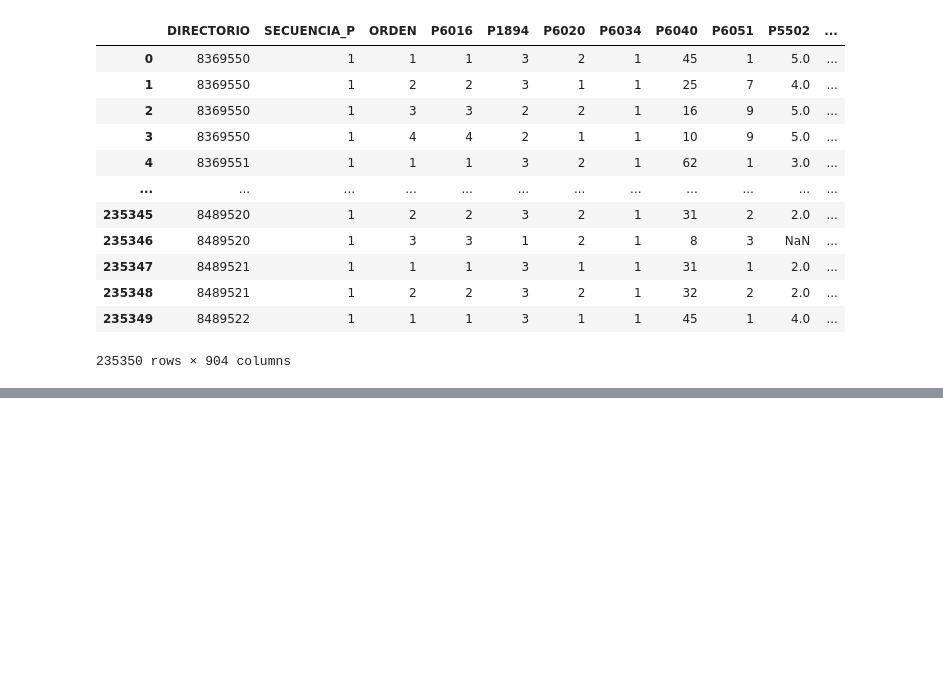
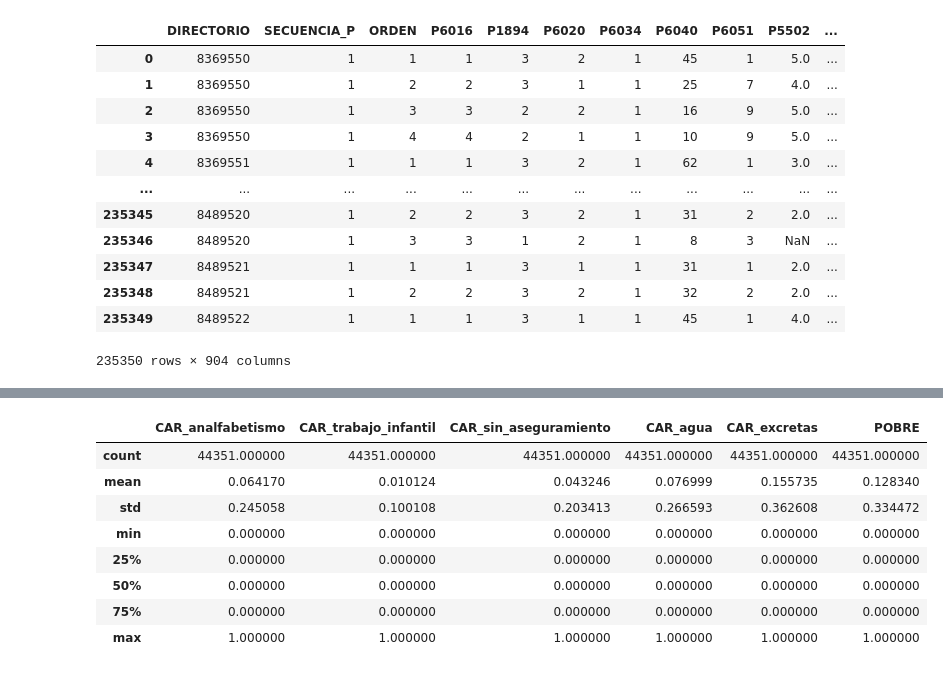
Before and after one commit to juanpablocarrillohortua/Multidimesional_poverty_in_Colombia, a Jupyter notebook: notebooks/eda_consolidate.ipynb, the cells around one changed output, grey strips where cells are left out. Cells and saved outputs as stored; diff of their text form; code cells hidden in the pictures; blank space fills up the shorter version.

```diff
--- a/notebooks/eda_consolidate.ipynb
+++ b/notebooks/eda_consolidate.ipynb
@@ -610,0 +671,16 @@ df
+# %%
+df_ciudad_w_target_only_features = df_ciudad_w_target[
+    CARACTERISTICAS_NUEVAS + ["POBRE"]
+].copy()
+# %%
+df_ciudad_w_target_only_features.describe()
+# %% [output]
+|  | CAR_analfabetismo | CAR_trabajo_infantil | CAR_sin_aseguramiento | CAR_agua | CAR_excretas | POBRE |
+| count | 44351.000000 | 44351.000000 | 44351.000000 | 44351.000000 | 44351.000000 | 44351.000000 |
+| mean | 0.064170 | 0.010124 | 0.043246 | 0.076999 | 0.155735 | 0.128340 |
+| std | 0.245058 | 0.100108 | 0.203413 | 0.266593 | 0.362608 | 0.334472 |
+| min | 0.000000 | 0.000000 | 0.000000 | 0.000000 | 0.000000 | 0.000000 |
+| 25% | 0.000000 | 0.000000 | 0.000000 | 0.000000 | 0.000000 | 0.000000 |
+| 50% | 0.000000 | 0.000000 | 0.000000 | 0.000000 | 0.000000 | 0.000000 |
+| 75% | 0.000000 | 0.000000 | 0.000000 | 0.000000 | 0.000000 | 0.000000 |
+| max | 1.000000 | 1.000000 | 1.000000 | 1.000000 | 1.000000 | 1.000000 |
```
Also changed, not shown: parts of 10 cells of this notebook, 1 other file.
